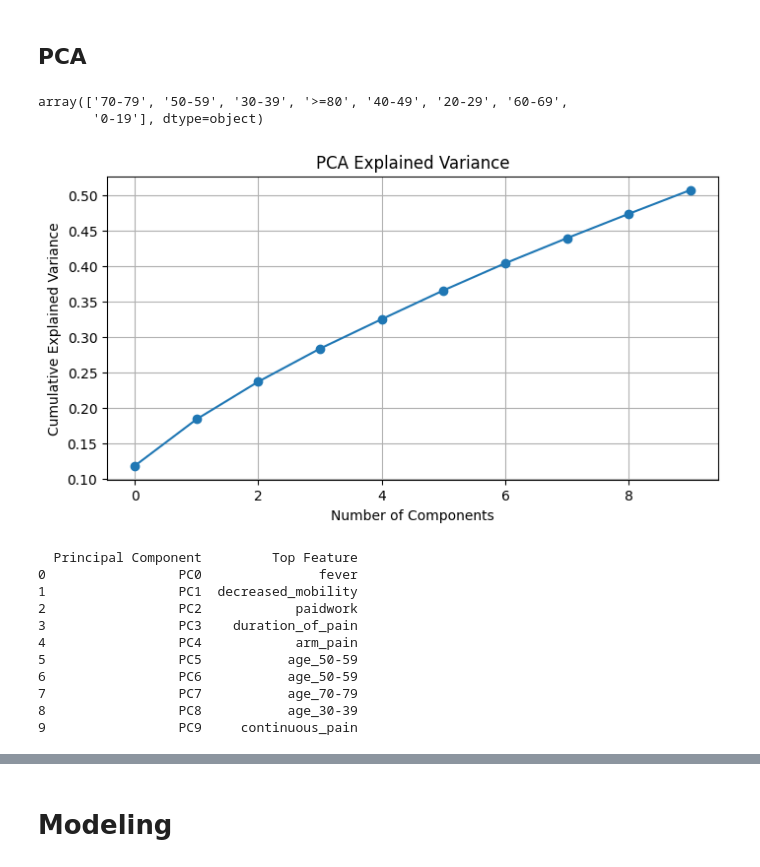
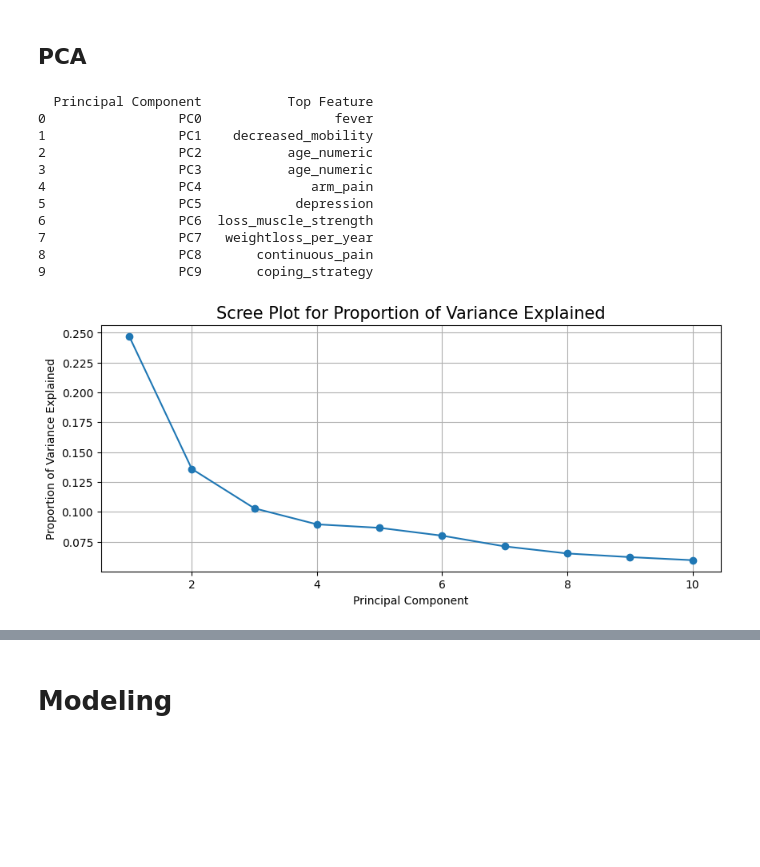
Before and after one commit to mard4/data-science, a Jupyter notebook: project/data_preprocessing.ipynb, the cells around one changed output, grey strips where cells are left out. Drawn from its saved outputs; the diff is of its cells as text; code cells hidden in the pictures; blank space fills up the shorter version.

```diff
--- a/project/data_preprocessing.ipynb
+++ b/project/data_preprocessing.ipynb
@@ -403,12 +400,25 @@ dtype: object
 from sklearn.preprocessing import StandardScaler
 
 # One-hot encode 'age'
-age_encoded = pd.get_dummies(df_new['age'], prefix='age')
+#age_encoded = pd.get_dummies(df_new['age'], prefix='age')
+age_map = {
+    '0-19': 10,
+    '20-29': 25,
+    '30-39': 35,
+    '40-49': 45,
+    '50-59': 55,
+    '60-69': 65,
+    '70-79': 75,
+    '>=80': 85
+}
+
+df_new['age_numeric'] = df_new['age'].map(age_map)
 
 features_to_use = df_new.drop(columns=['treatment', 'age'])
 
 # Combine with one-hot encoded age
-X = pd.concat([features_to_use.reset_index(drop=True), age_encoded.reset_index(drop=True)], axis=1)
+#X = pd.concat([features_to_use.reset_index(drop=True), age_encoded.reset_index(drop=True)], axis=1)
+X = features_to_use.reset_index(drop=True)
 y = df_new['treatment']
 
 # 4. Standard scale all features
@@ -416,11 +426,6 @@ scaler = StandardScaler()
 X_scaled = scaler.fit_transform(X)
 # %% [markdown]
 ## PCA
-# %%
-df_new.age.unique()
-# %% [output]
-array(['70-79', '50-59', '30-39', '>=80', '40-49', '20-29', '60-69',
-       '0-19'], dtype=object)
 # %%
 ### Per Logistic regression e PCA creiamo BINS per age
 
@@ -438,36 +444,41 @@ pca_df = pd.DataFrame(X_pca, columns=[f'PC{i+1}' for i in range(X_pca.shape[1])]
 # 7. Add back treatment (if needed)
 pca_df['treatment'] = df_new['treatment'].reset_index(drop=True)
 # %%
-plt.figure(figsize=(8, 4))
-plt.plot(np.cumsum(pca.explained_variance_ratio_), marker='o')
-plt.xlabel("Number of Components")
-plt.ylabel("Cumulative Explained Variance")
-plt.title("PCA Explained Variance")
+eigenvalues = pca.explained_variance_
+prop_var = eigenvalues / np.sum(eigenvalues)
+plt.figure(figsize=(10,4))
+plt.plot(np.arange(1, len(prop_var)+1),
+                   prop_var, marker='o')
+plt.xlabel('Principal Component',
+           size = 10)
+plt.ylabel('Proportion of Variance Explained',
+           size = 10)
+plt.title('Scree Plot for Proportion of Variance Explained',
+          size = 15)
 plt.grid(True)
-plt.show()
 
 # loadings (PCA components)
 pca_components = pd.DataFrame(
     pca.components_,
     columns=X.columns,
     index=[f'PC{i}' for i in range(pca.n_components_)]
 )
 
 # Get most important feature per PC
 top_features = pca_components.abs().idxmax(axis=1).reset_index()
 top_features.columns = ['Principal Component', 'Top Feature']
 
 print(top_features)
 # %% [output]
+  Principal Component           Top Feature
+0                 PC0                 fever
+1                 PC1    decreased_mobility
+2                 PC2           age_numeric
+3                 PC3           age_numeric
+4                 PC4              arm_pain
+5                 PC5            depression
+6                 PC6  loss_muscle_strength
+7                 PC7   weightloss_per_year
+8                 PC8       continuous_pain
+9                 PC9       coping_strategy
-[figure, old version]
+[figure, new version]
-  Principal Component         Top Feature
-0                 PC0               fever
-1                 PC1  decreased_mobility
-2                 PC2            paidwork
-3                 PC3    duration_of_pain
-4                 PC4            arm_pain
-5                 PC5           age_50-59
-6                 PC6           age_50-59
-7                 PC7           age_70-79
-8                 PC8           age_30-39
-9                 PC9     continuous_pain
```
Also changed, not shown: parts of 9 cells of this notebook.
